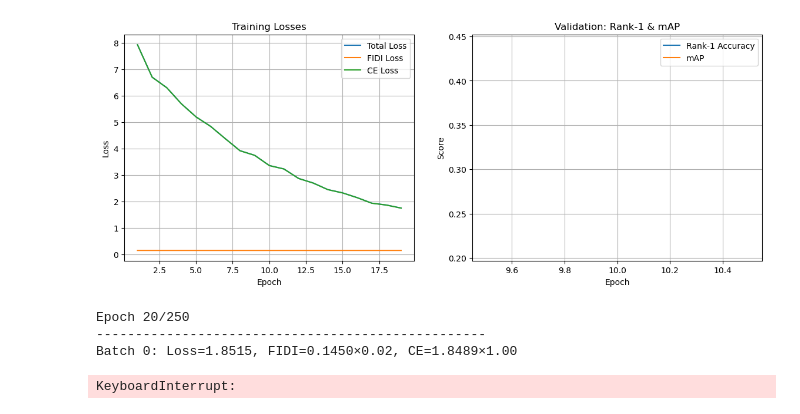
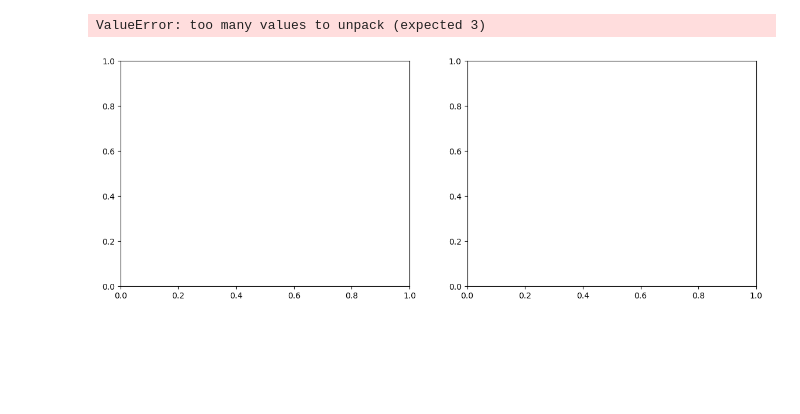
Before and after one commit to theannsijaz/5.0, a Jupyter notebook: train_updated_loss.ipynb, the cells around one changed output. Saved outputs shown, nothing was run; the diff lists cells and outputs as text; code cells hidden in the pictures; blank space fills up the shorter version.

```diff
--- a/train_updated_loss.ipynb
+++ b/train_updated_loss.ipynb
@@ -707,7 +703,7 @@ fig, (ax1, ax2) = plt.subplots(1, 2, figsize=(14, 5))
 for epoch in range(num_epochs_to_run):
     log_print(f'\nEpoch {epoch+1}/{num_epochs_to_run}')
     log_print('-' * 50)
-    avg_loss, avg_fidi_loss, avg_ce_loss = trainer.train_epoch(train_loader)
+    avg_loss, avg_fidi_loss, avg_ce_loss = trainer.train_epoch(train_loader, epoch, num_epochs_to_run)
     train_losses.append(avg_loss)
     fidi_losses.append(avg_fidi_loss)
     ce_losses.append(avg_ce_loss)
@@ -750,35 +746,32 @@ for epoch in range(num_epochs_to_run):
     trainer.scheduler.step()
 
     # Save TorchScript model every 5 epochs
     # Save both TorchScript (.pt) and PyTorch (.pth) models every 5 epochs
     if (epoch + 1) % 5 == 0:
         # Create weights directory if it doesn't exist
         os.makedirs("weights", exist_ok=True)
 
         # Save PyTorch state dict (.pth file)
         pth_path = f"weights/checkpoint_epoch_{epoch+1}.pth"
         torch.save({
             'epoch': epoch,
             'model_state_dict': trainer.model.state_dict(),
             'optimizer_state_dict': trainer.optimizer.state_dict(),
             'scheduler_state_dict': trainer.scheduler.state_dict()
         }, pth_path)
 
         # Save TorchScript model (.pt file) - also in weights folder
         model_to_save = trainer.model.module if hasattr(trainer.model, 'module') else trainer.model
         scripted = torch.jit.script(model_to_save)
         script_path = f"weights/checkpoint_epoch_{epoch+1}.pt"
         scripted.save(script_path)
 
         print(f"Models saved - PyTorch: {pth_path}, TorchScript: {script_path}")
 
 
 plt.ioff()
 plt.show()
 print("Training completed.")
 # %% [output]
+ValueError: too many values to unpack (expected 3)
-[figure, old version]
+[figure, new version]
-Epoch 20/250
---------------------------------------------------
-Batch 0: Loss=1.8515, FIDI=0.1450×0.02, CE=1.8489×1.00
-KeyboardInterrupt:
```
Also changed, not shown: parts of 2 cells of this notebook.
